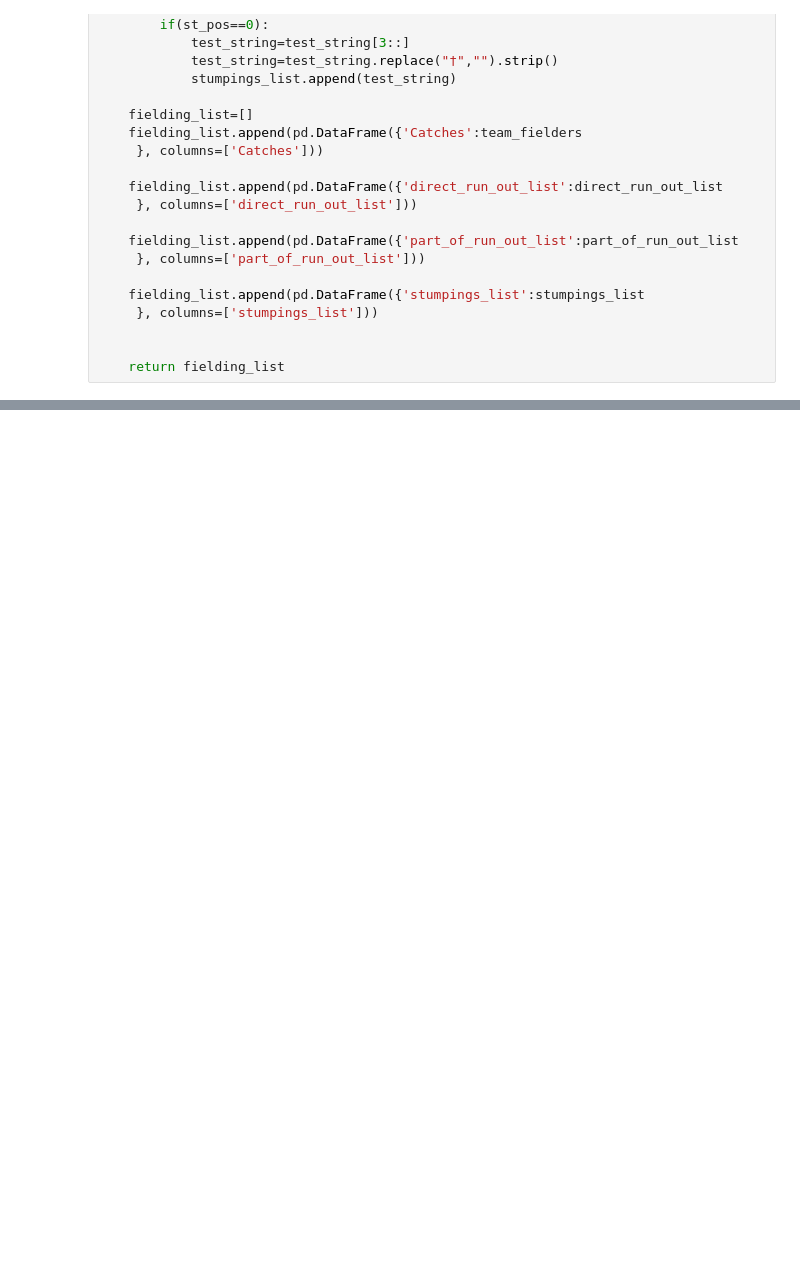
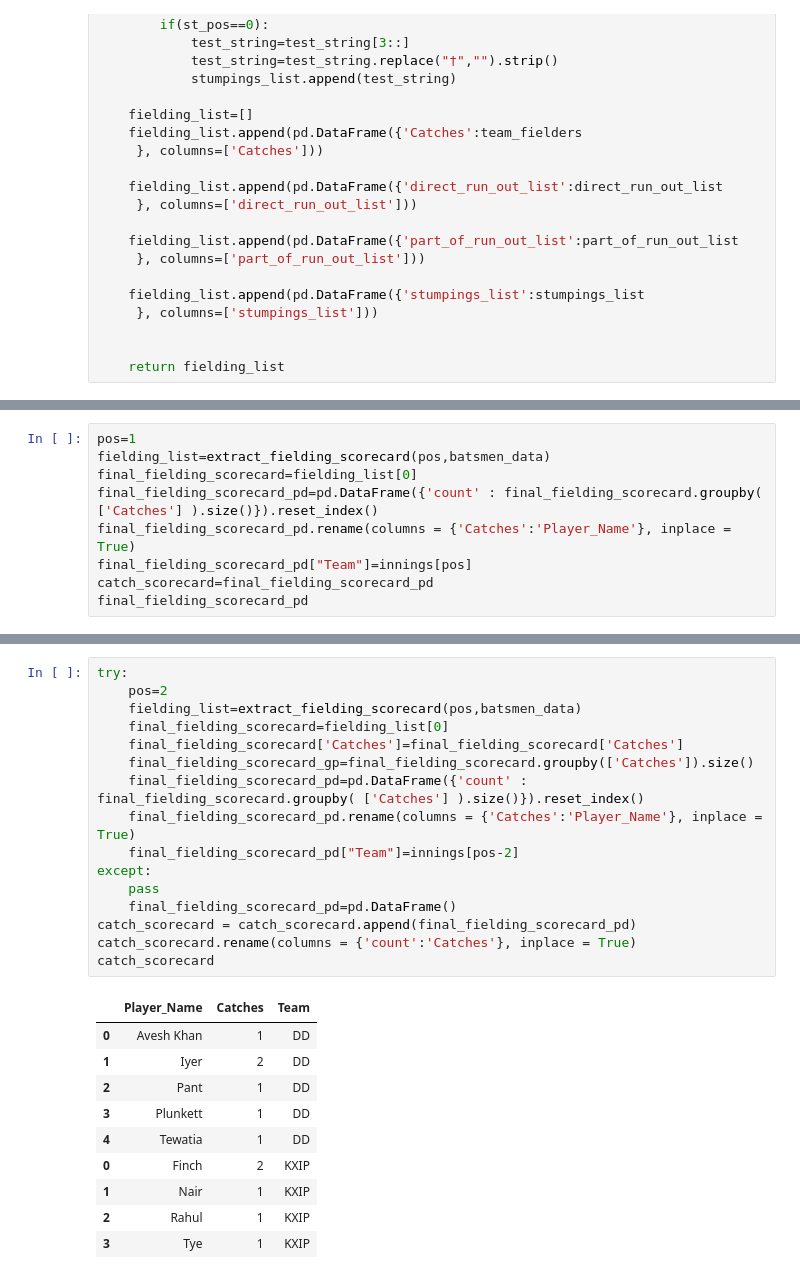
Before and after one commit to deepaksenthilkumar/cricinfo, a Jupyter notebook: Cricinfo.ipynb, the cells around one changed output, grey strips where cells are left out. Drawn from its saved outputs; the diff is of its cells as text; blank space fills up the shorter version.

```diff
--- a/Cricinfo.ipynb
+++ b/Cricinfo.ipynb
@@ -662,0 +402,9 @@ update ipl_match_stats_new  set is_mom='Y' where match_no=19 and player_name lik
+# %%
+pos=1
+fielding_list=extract_fielding_scorecard(pos,batsmen_data)
+final_fielding_scorecard=fielding_list[0]
+final_fielding_scorecard_pd=pd.DataFrame({'count' : final_fielding_scorecard.groupby( ['Catches'] ).size()}).reset_index()
+final_fielding_scorecard_pd.rename(columns = {'Catches':'Player_Name'}, inplace = True)
+final_fielding_scorecard_pd["Team"]=innings[pos]
+catch_scorecard=final_fielding_scorecard_pd
+final_fielding_scorecard_pd
@@ -662,0 +418,27 @@ update ipl_match_stats_new  set is_mom='Y' where match_no=19 and player_name lik
+# %%
+try:
+    pos=2
+    fielding_list=extract_fielding_scorecard(pos,batsmen_data)
+    final_fielding_scorecard=fielding_list[0]
+    final_fielding_scorecard['Catches']=final_fielding_scorecard['Catches']
+    final_fielding_scorecard_gp=final_fielding_scorecard.groupby(['Catches']).size()
+    final_fielding_scorecard_pd=pd.DataFrame({'count' : final_fielding_scorecard.groupby( ['Catches'] ).size()}).reset_index()
+    final_fielding_scorecard_pd.rename(columns = {'Catches':'Player_Name'}, inplace = True)
+    final_fielding_scorecard_pd["Team"]=innings[pos-2]
+except:
+    pass
+    final_fielding_scorecard_pd=pd.DataFrame()
+catch_scorecard = catch_scorecard.append(final_fielding_scorecard_pd)
+catch_scorecard.rename(columns = {'count':'Catches'}, inplace = True)
+catch_scorecard
+# %% [output]
+|  | Player_Name | Catches | Team |
+| 0 | Avesh Khan | 1 | DD |
+| 1 | Iyer | 2 | DD |
+| 2 | Pant | 1 | DD |
+| 3 | Plunkett | 1 | DD |
+| 4 | Tewatia | 1 | DD |
+| 0 | Finch | 2 | KXIP |
+| 1 | Nair | 1 | KXIP |
+| 2 | Rahul | 1 | KXIP |
+| 3 | Tye | 1 | KXIP |
```
Also changed, not shown: parts of 42 cells of this notebook.
